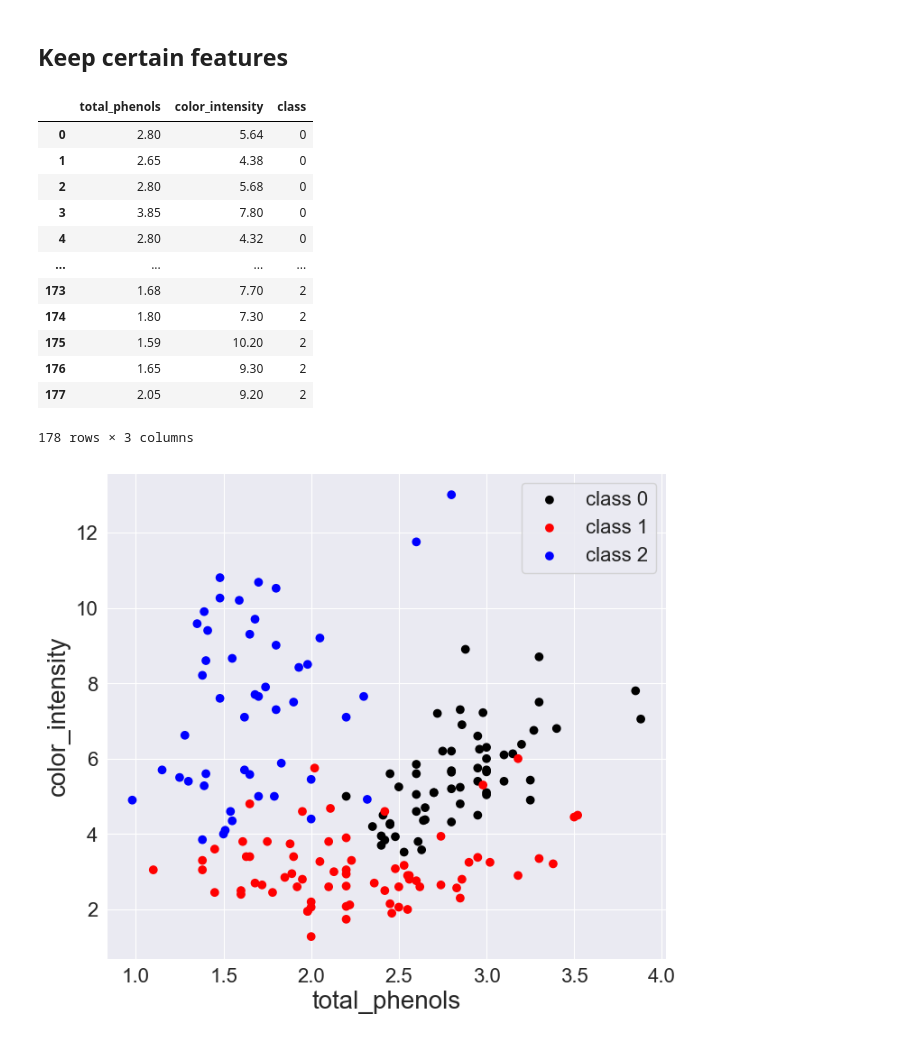
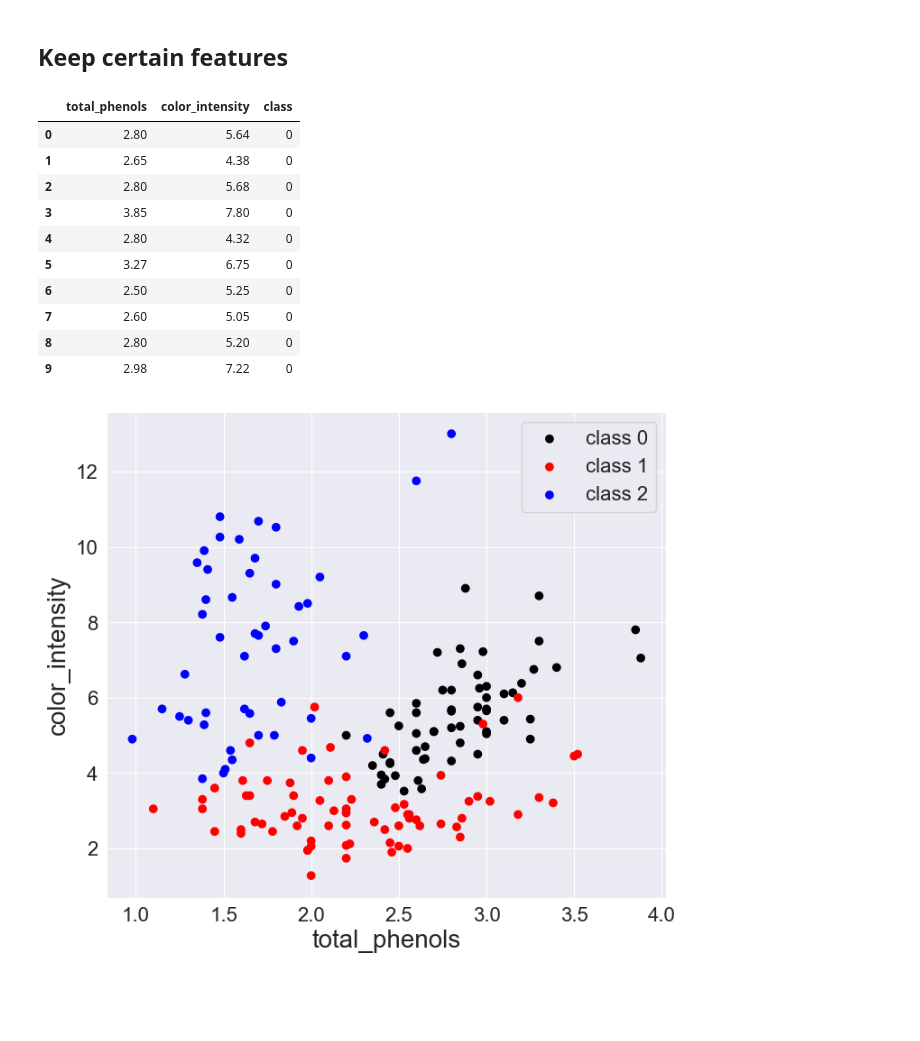
Before and after one commit to PlamenStilyianov/Professional_Certificate_in_ML_and_AI, a Jupyter notebook: Module16/Notebooks_starter/private_slides_video1.ipynb, the cells around one changed output. Saved outputs shown, nothing was run; the diff lists cells and outputs as text; code cells hidden in the pictures; blank space fills up the shorter version.

```diff
--- a/Module16/Notebooks_starter/private_slides_video1.ipynb
+++ b/Module16/Notebooks_starter/private_slides_video1.ipynb
@@ -83,21 +76,19 @@ x1 = 'color_intensity'
 X = wine.loc[:,[x0,x1]]
 y = wine.loc[:,'class']
 # %%
-wine[[x0,x1,'class']]
+wine[[x0,x1,'class']].head(10)
 # %% [output]
 |  | total_phenols | color_intensity | class |
 | 0 | 2.80 | 5.64 | 0 |
 | 1 | 2.65 | 4.38 | 0 |
 | 2 | 2.80 | 5.68 | 0 |
 | 3 | 3.85 | 7.80 | 0 |
 | 4 | 2.80 | 4.32 | 0 |
-| ... | ... | ... | ... |
-| 173 | 1.68 | 7.70 | 2 |
-| 174 | 1.80 | 7.30 | 2 |
-| 175 | 1.59 | 10.20 | 2 |
-| 176 | 1.65 | 9.30 | 2 |
-| 177 | 2.05 | 9.20 | 2 |
+| 5 | 3.27 | 6.75 | 0 |
+| 6 | 2.50 | 5.25 | 0 |
+| 7 | 2.60 | 5.05 | 0 |
+| 8 | 2.80 | 5.20 | 0 |
+| 9 | 2.98 | 7.22 | 0 |
-178 rows × 3 columns
 # %%
 fig, ax = plt.subplots(figsize=(8,7))
 colors = y.map(colormap)
```
Also changed, not shown: parts of 1 cell of this notebook, 16 other files.
